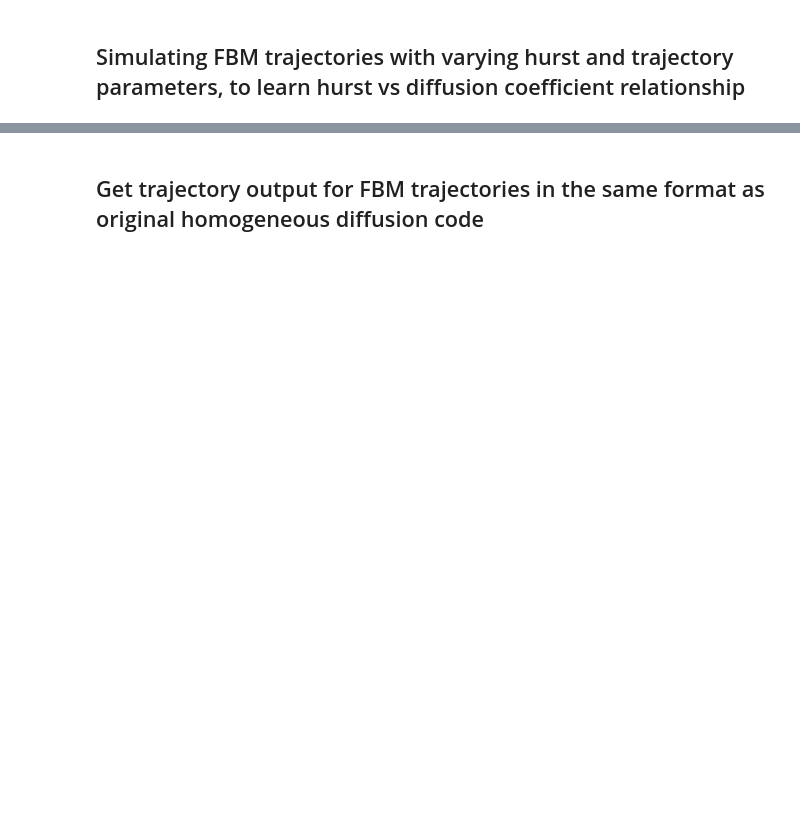
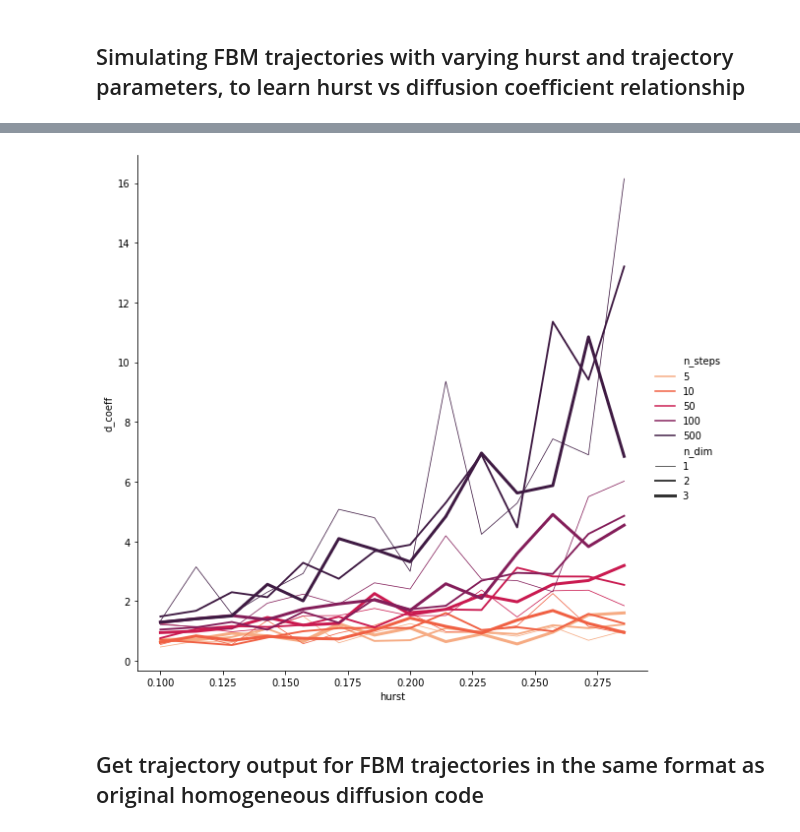
Before and after one commit to AllenCellModeling/diffusive_distinguishability, a Jupyter notebook: diffusive_distinguishability/ndim_fbm_analysis_tutorial.ipynb, the cells around one changed output, grey strips where cells are left out. Drawn from its saved outputs; the diff is of its cells as text; code cells hidden in the pictures; blank space fills up the shorter version.

```diff
--- a/diffusive_distinguishability/ndim_fbm_analysis_tutorial.ipynb
+++ b/diffusive_distinguishability/ndim_fbm_analysis_tutorial.ipynb
@@ -12,4 +15,3 @@ import compare_hurst_dcoeff as compare_hd
 # %%
-compare_hd.scan_parameters()
-results = pd.read_pickle('hurst_dcoeff_results')
+results = pd.read_pickle('hurst_dcoeff_results_n10')
 results.head()
@@ -18,3 +25,8 @@ compare_hd.plot_hurst_dcoeff(results)
+# %%
+compare_hd.plot_hurst_dcoeff(results, cut = 0.3)
+plt.savefig('hurst_dcoeff_n10_cut0.3.pdf', format='pdf')
+# %% [output]
+[figure, added]
 # %% [markdown]
 ## Get trajectory output for FBM trajectories in the same format as original homogeneous diffusion code
 # %%
```
Also changed, not shown: parts of 3 cells of this notebook, 7 other files.
